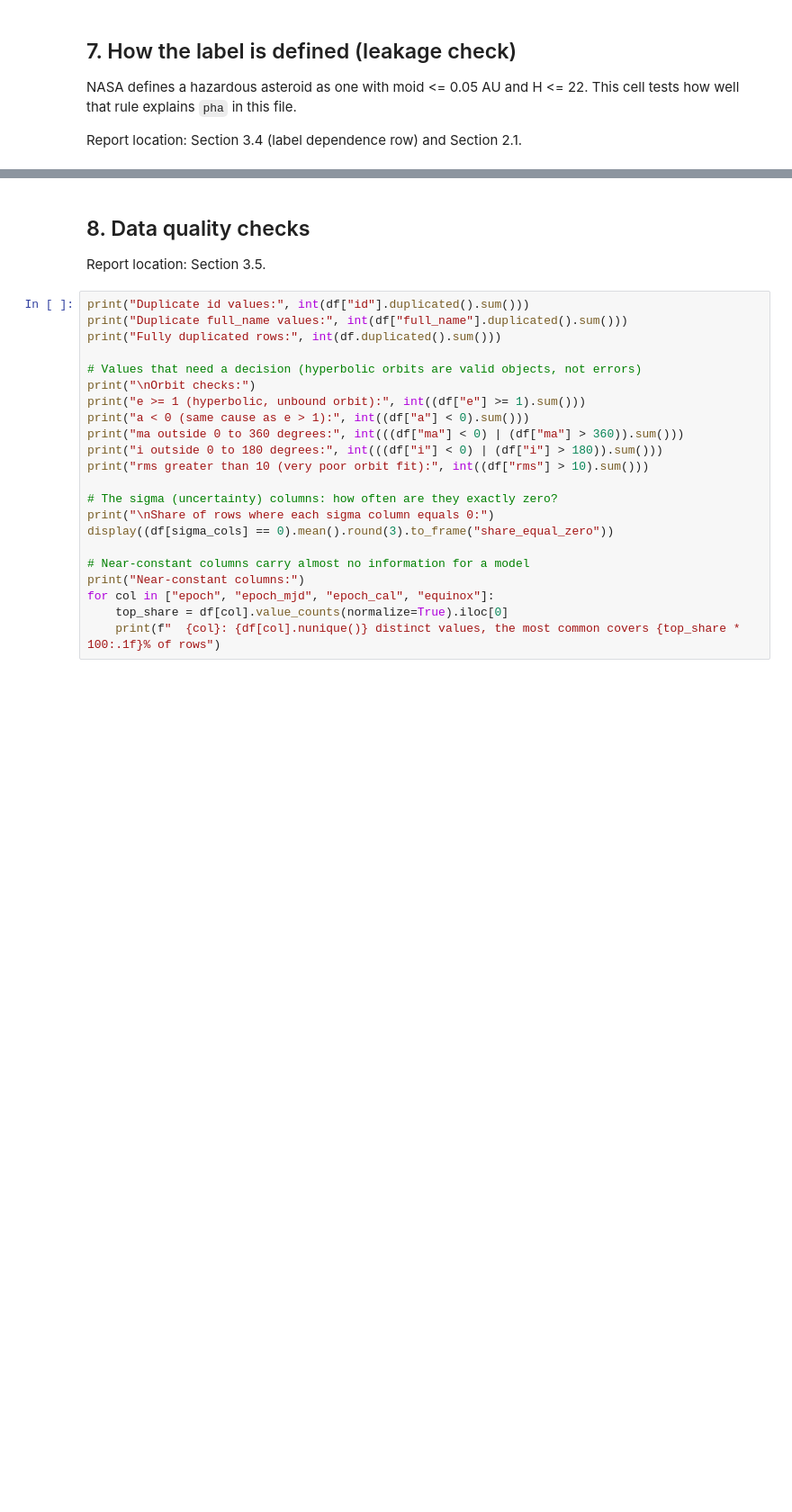
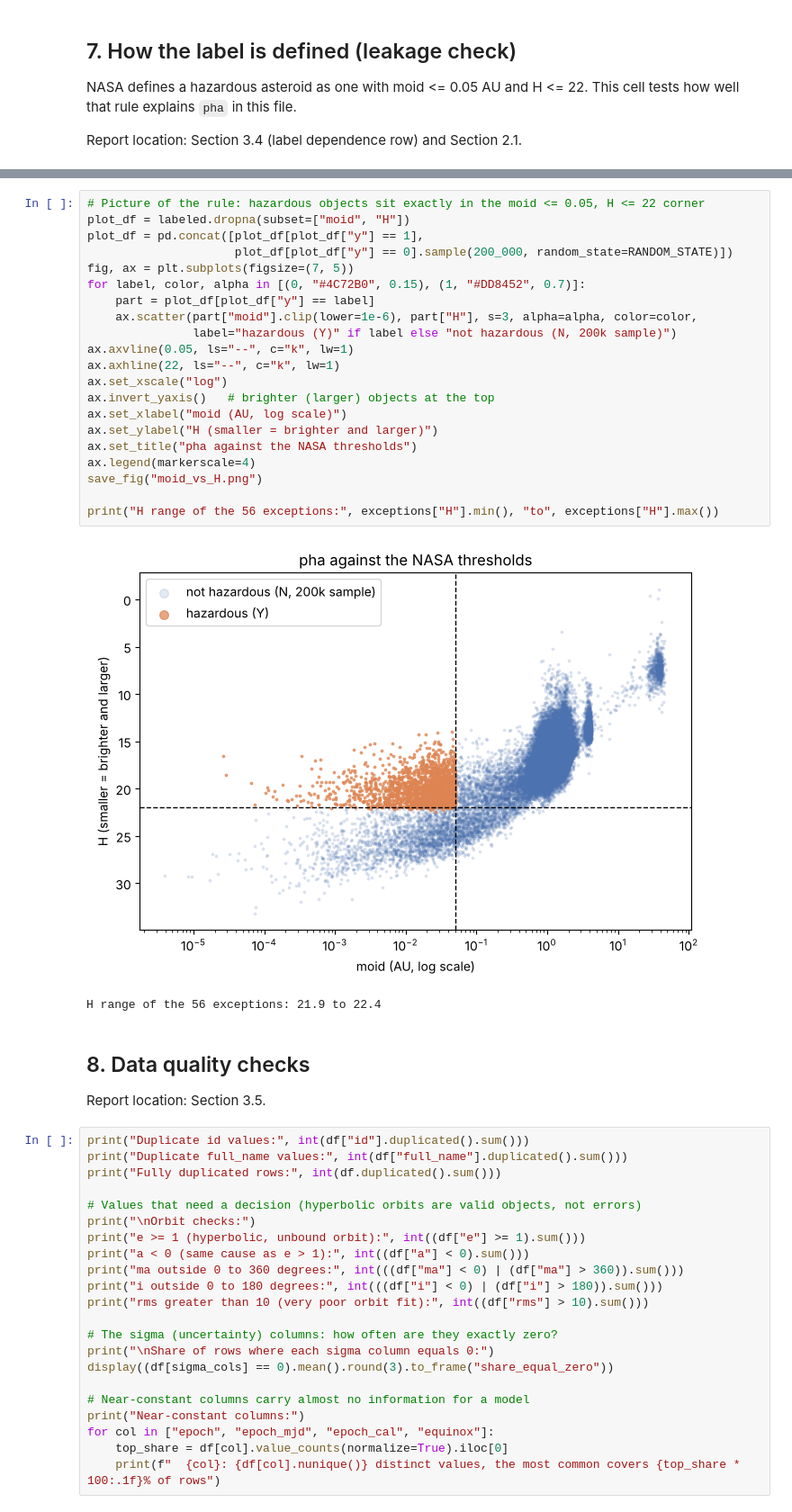
Before and after one commit to SamTusick/Predicting-Potentially-Hazardous-Asteroids, a Jupyter notebook: Team1_Project_Milestone1.ipynb, the cells around one changed output, grey strips where cells are left out. Shown at 90% size. Cells and saved outputs as stored; diff of their text form; blank space fills up the shorter version.

```diff
--- a/Team1_Project_Milestone1.ipynb
+++ b/Team1_Project_Milestone1.ipynb
@@ -199,3 +378,27 @@ display(exceptions[["full_name", "pha", "H", "moid", "diameter", "class"]].sort_
+# %%
+# Picture of the rule: hazardous objects sit exactly in the moid <= 0.05, H <= 22 corner
+plot_df = labeled.dropna(subset=["moid", "H"])
+plot_df = pd.concat([plot_df[plot_df["y"] == 1],
+                     plot_df[plot_df["y"] == 0].sample(200_000, random_state=RANDOM_STATE)])
+fig, ax = plt.subplots(figsize=(7, 5))
+for label, color, alpha in [(0, "#4C72B0", 0.15), (1, "#DD8452", 0.7)]:
+    part = plot_df[plot_df["y"] == label]
+    ax.scatter(part["moid"].clip(lower=1e-6), part["H"], s=3, alpha=alpha, color=color,
+               label="hazardous (Y)" if label else "not hazardous (N, 200k sample)")
+ax.axvline(0.05, ls="--", c="k", lw=1)
+ax.axhline(22, ls="--", c="k", lw=1)
+ax.set_xscale("log")
+ax.invert_yaxis()   # brighter (larger) objects at the top
+ax.set_xlabel("moid (AU, log scale)")
+ax.set_ylabel("H (smaller = brighter and larger)")
+ax.set_title("pha against the NASA thresholds")
+ax.legend(markerscale=4)
+save_fig("moid_vs_H.png")
+
+print("H range of the 56 exceptions:", exceptions["H"].min(), "to", exceptions["H"].max())
+# %% [output]
+[figure, added]
+H range of the 56 exceptions: 21.9 to 22.4
 # %% [markdown]
 ## 8. Data quality checks
 
```
Also changed, not shown: parts of 26 cells of this notebook, 3 other files.
